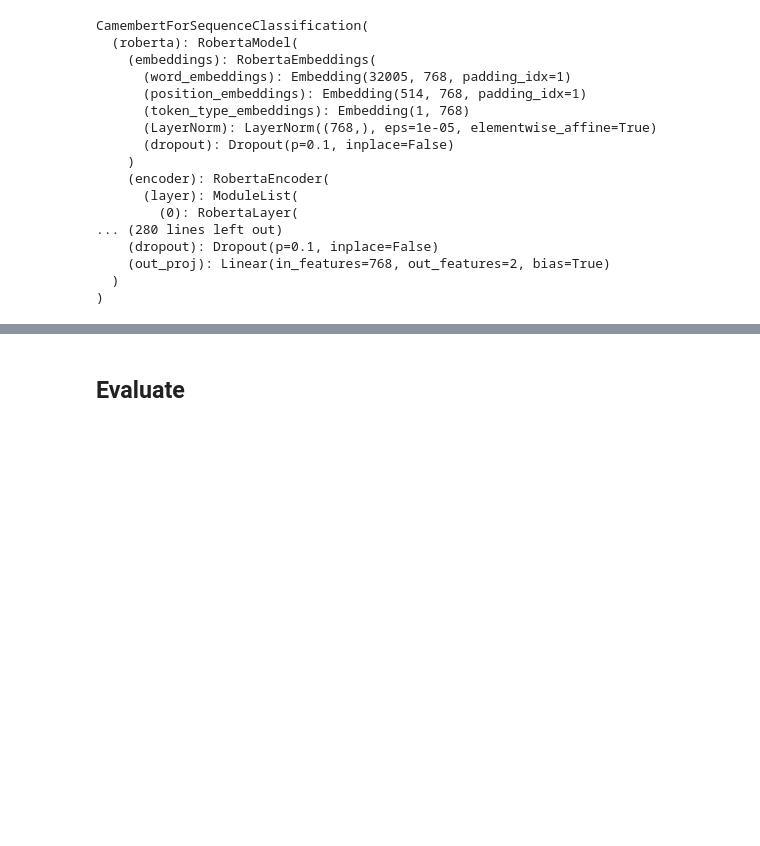
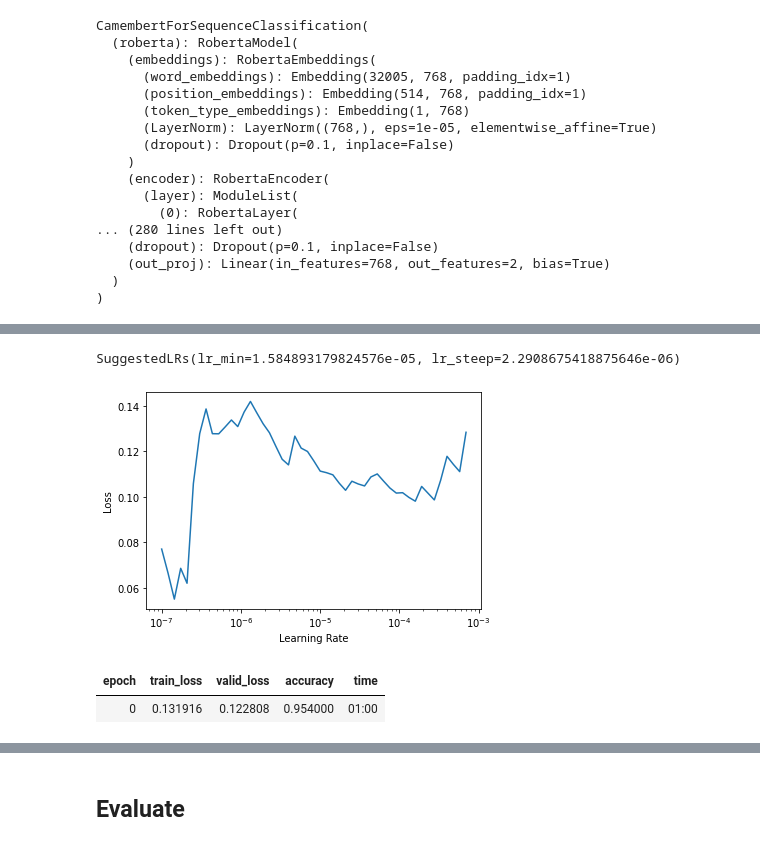
Before and after one commit to royam0820/fastai2-v4, a Jupyter notebook: TEST_Camembert_LM&TextClassification.ipynb, the cells around one changed output, grey strips where cells are left out. Cells and saved outputs as stored; diff of their text form; code cells hidden in the pictures; blank space fills up the shorter version.

```diff
--- a/TEST_Camembert_LM&TextClassification.ipynb
+++ b/TEST_Camembert_LM&TextClassification.ipynb
@@ -539,0 +589,3 @@ learn.fit_one_cycle(1, slice(1e-2/(2.6**4),1e-2))
+# %%
+learn.lr_find()
+# %% [output]
@@ -540,5 +593,10 @@ learn.fit_one_cycle(1, slice(1e-2/(2.6**4),1e-2))
+SuggestedLRs(lr_min=1.584893179824576e-05, lr_steep=2.2908675418875646e-06)
+[figure, added]
 # %%
 # gradual unfreezing - unfreezing the last three of layer groups
 learn.freeze_to(-3)
 # using discriminative learning rates
-learn.fit_one_cycle(1, slice(5e-3/(2.6**4),5e-3))
+learn.fit_one_cycle(1, slice(1e-4/(2.6**4),1e-4))
+# %% [output]
+| epoch | train_loss | valid_loss | accuracy | time |
+| 0 | 0.131916 | 0.122808 | 0.954000 | 01:00 |
```
Also changed, not shown: parts of 37 cells of this notebook.
